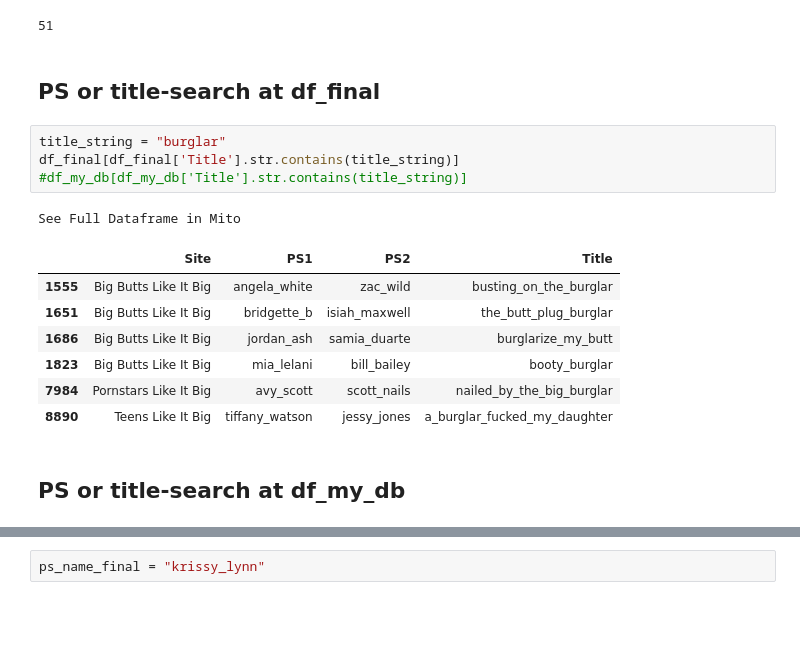
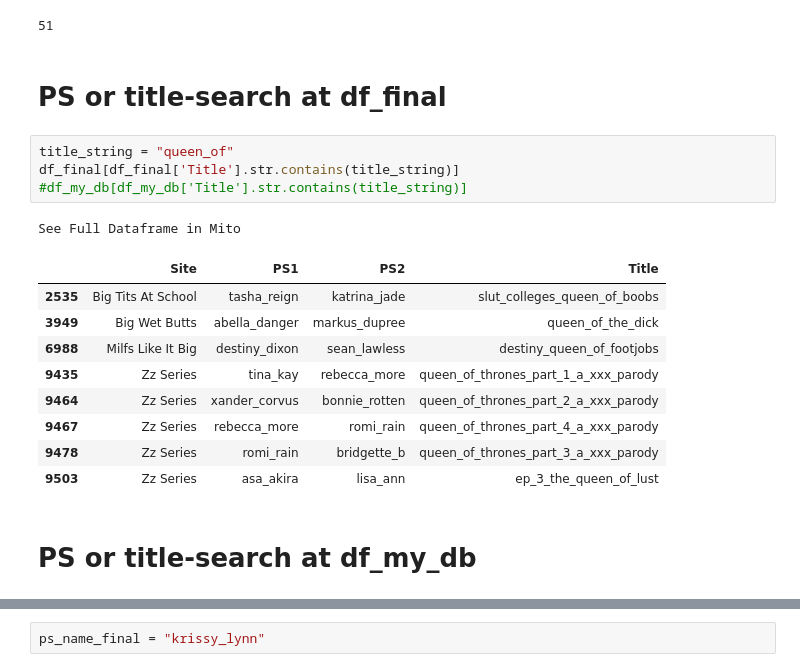
Before and after one commit to docwerder/braz, a Jupyter notebook: site_scans/ps_scan_df_final_my_db.ipynb, the cells around one changed output, grey strips where cells are left out. Cells and saved outputs as stored; diff of their text form; blank space fills up the shorter version.

```diff
--- a/site_scans/ps_scan_df_final_my_db.ipynb
+++ b/site_scans/ps_scan_df_final_my_db.ipynb
@@ -69,20 +69,22 @@ len(krissy_lynn_title_only_my_db)
 # %% [output]
 51
 # %% [markdown]
-## PS or title-search at df_final
+# PS or title-search at df_final
 # %%
-title_string = "burglar"
+title_string = "queen_of"
 df_final[df_final['Title'].str.contains(title_string)]
 #df_my_db[df_my_db['Title'].str.contains(title_string)]
 # %% [output]
 See Full Dataframe in Mito
 |  | Site | PS1 | PS2 | Title |
-| 1555 | Big Butts Like It Big | angela_white | zac_wild | busting_on_the_burglar |
-| 1651 | Big Butts Like It Big | bridgette_b | isiah_maxwell | the_butt_plug_burglar |
-| 1686 | Big Butts Like It Big | jordan_ash | samia_duarte | burglarize_my_butt |
-| 1823 | Big Butts Like It Big | mia_lelani | bill_bailey | booty_burglar |
-| 7984 | Pornstars Like It Big | avy_scott | scott_nails | nailed_by_the_big_burglar |
-| 8890 | Teens Like It Big | tiffany_watson | jessy_jones | a_burglar_fucked_my_daughter |
+| 2535 | Big Tits At School | tasha_reign | katrina_jade | slut_colleges_queen_of_boobs |
+| 3949 | Big Wet Butts | abella_danger | markus_dupree | queen_of_the_dick |
+| 6988 | Milfs Like It Big | destiny_dixon | sean_lawless | destiny_queen_of_footjobs |
+| 9435 | Zz Series | tina_kay | rebecca_more | queen_of_thrones_part_1_a_xxx_parody |
+| 9464 | Zz Series | xander_corvus | bonnie_rotten | queen_of_thrones_part_2_a_xxx_parody |
+| 9467 | Zz Series | rebecca_more | romi_rain | queen_of_thrones_part_4_a_xxx_parody |
+| 9478 | Zz Series | romi_rain | bridgette_b | queen_of_thrones_part_3_a_xxx_parody |
+| 9503 | Zz Series | asa_akira | lisa_ann | ep_3_the_queen_of_lust |
 # %% [markdown]
-## PS or title-search at df_my_db
+# PS or title-search at df_my_db
 # %%
```
Also changed, not shown: parts of 6 cells of this notebook, 11 other files.
